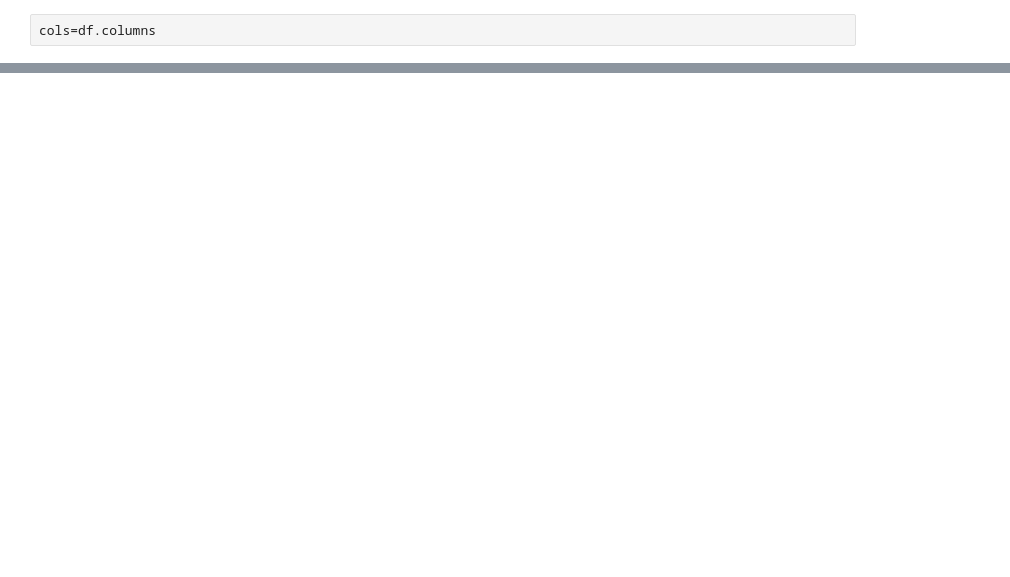
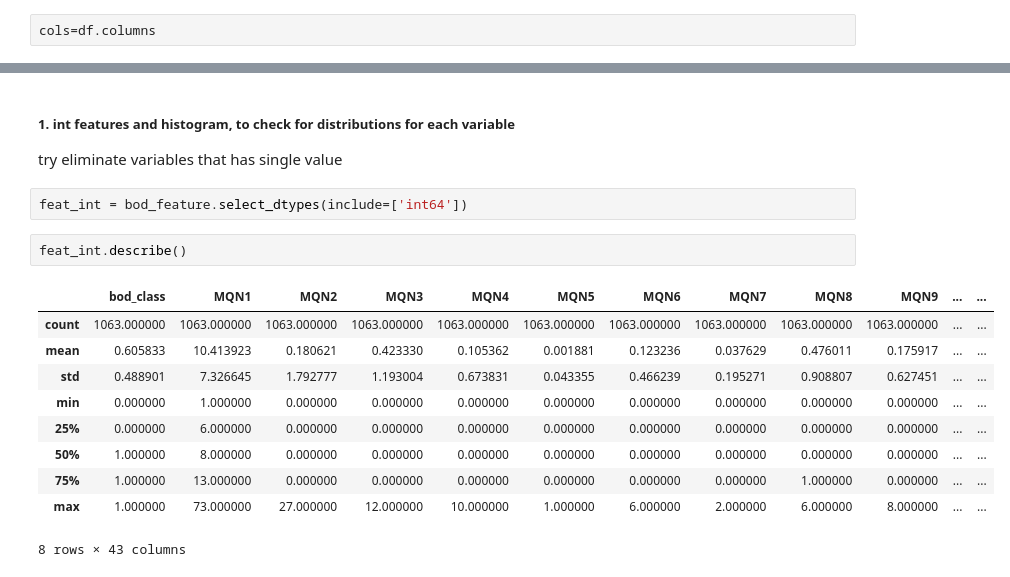
Before and after one commit to chembed/DeepChEmbed, a Jupyter notebook: deepchembed/notebook_scripts/bod_rdkit_explore.ipynb, the cells around one changed output, grey strips where cells are left out. Cells and saved outputs as stored; diff of their text form; blank space fills up the shorter version.

```diff
--- a/deepchembed/notebook_scripts/bod_rdkit_explore.ipynb
+++ b/deepchembed/notebook_scripts/bod_rdkit_explore.ipynb
@@ -126,0 +95,18 @@ sns.pairplot(df[cols[5:40].difference(cols[6:20])])
+# %% [markdown]
+##### 1. int features and histogram, to check for distributions for each variable
+try eliminate variables that has single value
+# %%
+feat_int = bod_feature.select_dtypes(include=['int64'])
+# %%
+feat_int.describe()
+# %% [output]
+|  | bod_class | MQN1 | MQN2 | MQN3 | MQN4 | MQN5 | MQN6 | MQN7 | MQN8 | MQN9 | ... | ... |
+| count | 1063.000000 | 1063.000000 | 1063.000000 | 1063.000000 | 1063.000000 | 1063.000000 | 1063.000000 | 1063.000000 | 1063.000000 | 1063.000000 | ... | ... |
+| mean | 0.605833 | 10.413923 | 0.180621 | 0.423330 | 0.105362 | 0.001881 | 0.123236 | 0.037629 | 0.476011 | 0.175917 | ... | ... |
+| std | 0.488901 | 7.326645 | 1.792777 | 1.193004 | 0.673831 | 0.043355 | 0.466239 | 0.195271 | 0.908807 | 0.627451 | ... | ... |
+| min | 0.000000 | 1.000000 | 0.000000 | 0.000000 | 0.000000 | 0.000000 | 0.000000 | 0.000000 | 0.000000 | 0.000000 | ... | ... |
+| 25% | 0.000000 | 6.000000 | 0.000000 | 0.000000 | 0.000000 | 0.000000 | 0.000000 | 0.000000 | 0.000000 | 0.000000 | ... | ... |
+| 50% | 1.000000 | 8.000000 | 0.000000 | 0.000000 | 0.000000 | 0.000000 | 0.000000 | 0.000000 | 0.000000 | 0.000000 | ... | ... |
+| 75% | 1.000000 | 13.000000 | 0.000000 | 0.000000 | 0.000000 | 0.000000 | 0.000000 | 0.000000 | 1.000000 | 0.000000 | ... | ... |
+| max | 1.000000 | 73.000000 | 27.000000 | 12.000000 | 10.000000 | 1.000000 | 6.000000 | 2.000000 | 6.000000 | 8.000000 | ... | ... |
+8 rows × 43 columns
```
Also changed, not shown: parts of 81 cells of this notebook, 1 other file.
